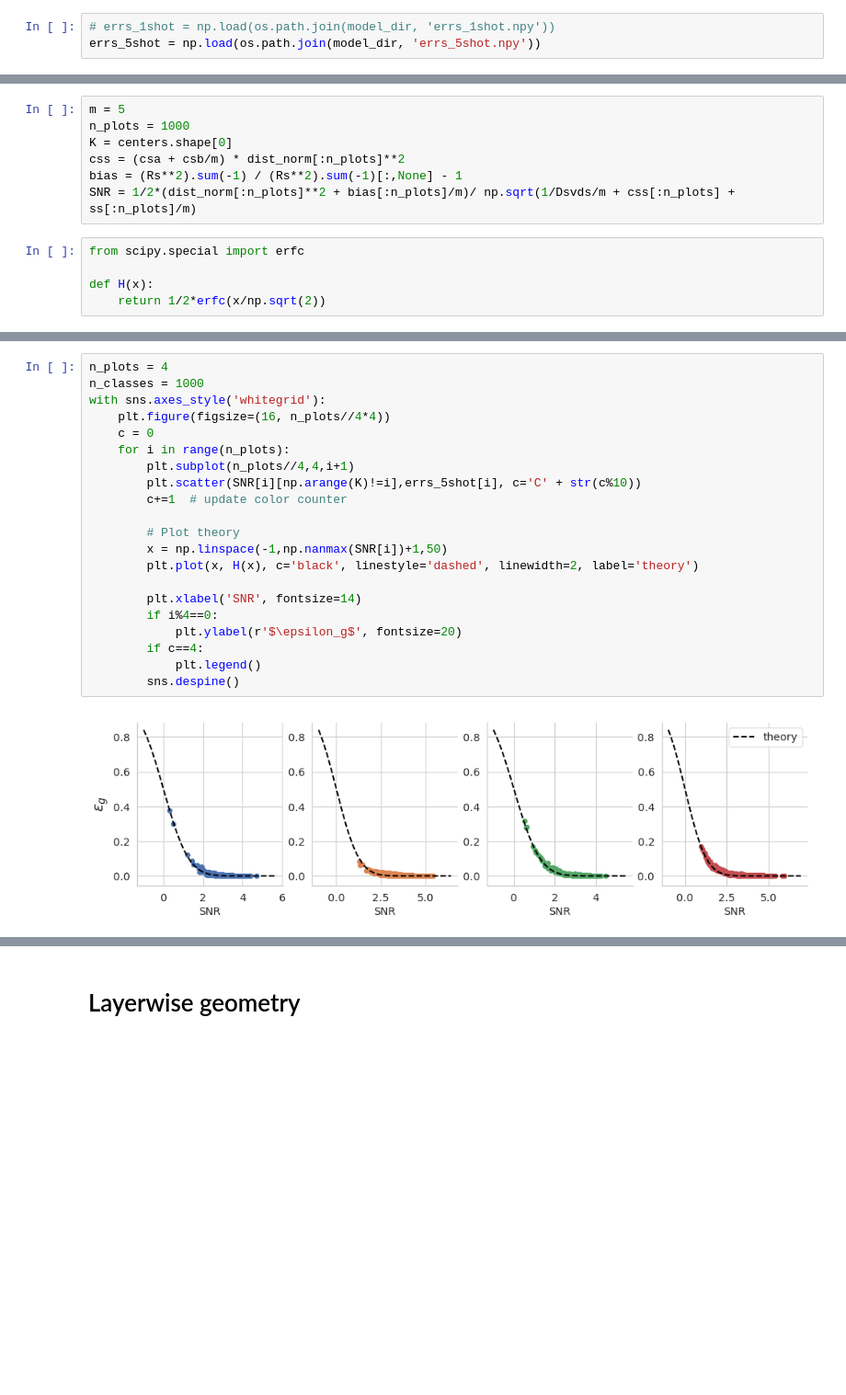
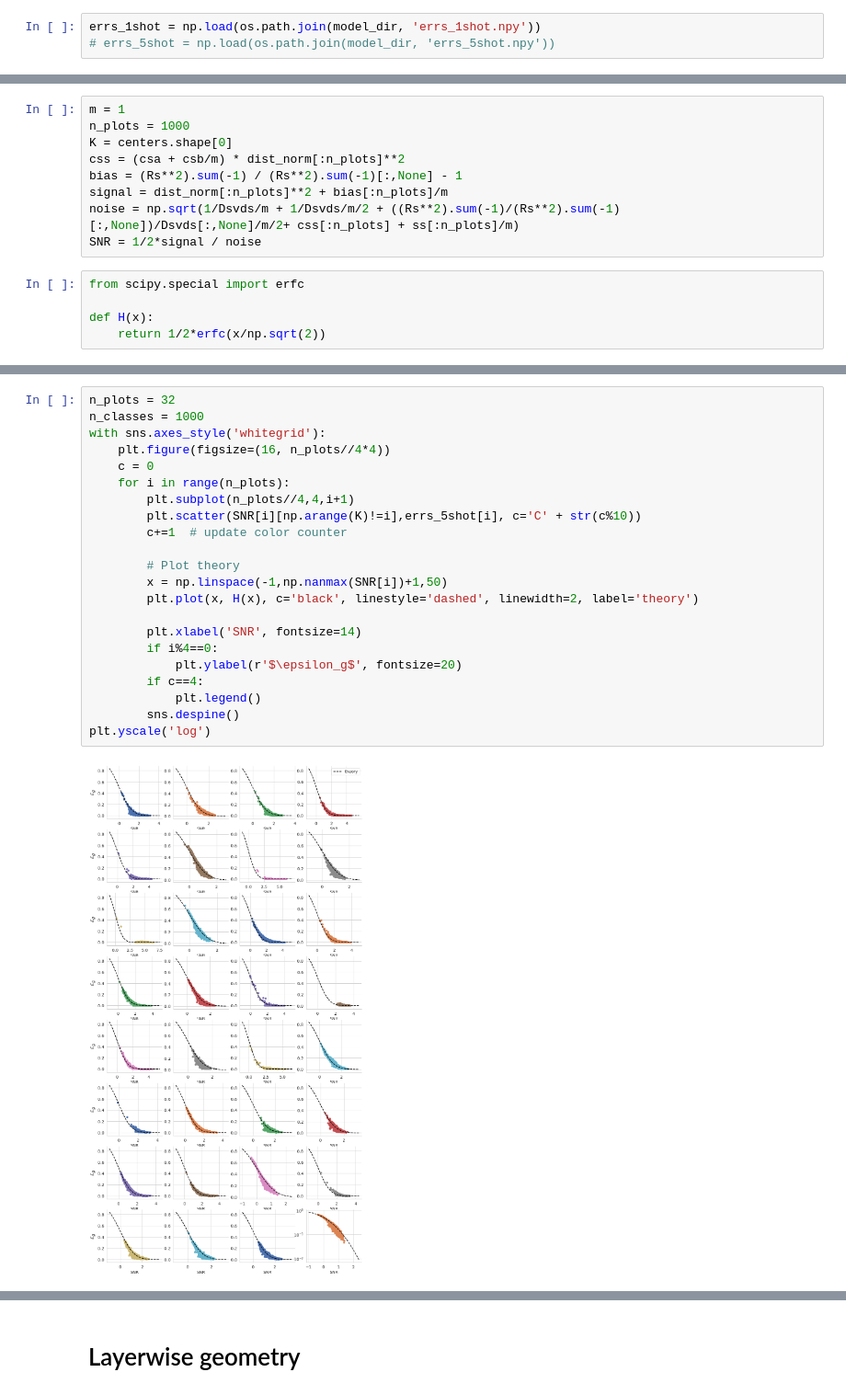
Before and after one commit to bsorsch/geometry-fewshot-learning, a Jupyter notebook: Embeddings.ipynb, the cells around one changed output, grey strips where cells are left out. Shown at 92% size. Drawn from its saved outputs; the diff is of its cells as text; blank space fills up the shorter version.

Commit message:
no train-test overlap in m-shot learning experiments

```diff
--- a/Embeddings.ipynb
+++ b/Embeddings.ipynb
@@ -678,8 +803,8 @@ np.save(os.path.join(model_dir, 'layerwise','err_means_all.npy'), err_means_all)
 model_name = 'wide_resnet50_2'
 model_dir = os.path.join(emb_path,model_name)
 # %%
-# errs_1shot = np.load(os.path.join(model_dir, 'errs_1shot.npy'))
-errs_5shot = np.load(os.path.join(model_dir, 'errs_5shot.npy'))
+errs_1shot = np.load(os.path.join(model_dir, 'errs_1shot.npy'))
+# errs_5shot = np.load(os.path.join(model_dir, 'errs_5shot.npy'))
 # %%
 centers = np.load(os.path.join(model_dir,'centers.npy'))
 Rs = np.load(os.path.join(model_dir,'Rs.npy'))
@@ -700,10 +830,12 @@ ss = np.load(os.path.join(model_dir,'subspace_subspace.npy'))
 # %%
-m = 5
+m = 1
 n_plots = 1000
 K = centers.shape[0]
 css = (csa + csb/m) * dist_norm[:n_plots]**2
 bias = (Rs**2).sum(-1) / (Rs**2).sum(-1)[:,None] - 1
-SNR = 1/2*(dist_norm[:n_plots]**2 + bias[:n_plots]/m)/ np.sqrt(1/Dsvds/m + css[:n_plots] + ss[:n_plots]/m)
+signal = dist_norm[:n_plots]**2 + bias[:n_plots]/m
+noise = np.sqrt(1/Dsvds/m + 1/Dsvds/m/2 + ((Rs**2).sum(-1)/(Rs**2).sum(-1)[:,None])/Dsvds[:,None]/m/2+ css[:n_plots] + ss[:n_plots]/m)
+SNR = 1/2*signal / noise
 # %%
 from scipy.special import erfc
 
@@ -712,23 +857,24 @@ def H(x):
 # %%
-n_plots = 4
+n_plots = 32
 n_classes = 1000
 with sns.axes_style('whitegrid'):
     plt.figure(figsize=(16, n_plots//4*4))
     c = 0
     for i in range(n_plots):
         plt.subplot(n_plots//4,4,i+1)
         plt.scatter(SNR[i][np.arange(K)!=i],errs_5shot[i], c='C' + str(c%10))
         c+=1  # update color counter
 
         # Plot theory
         x = np.linspace(-1,np.nanmax(SNR[i])+1,50)
         plt.plot(x, H(x), c='black', linestyle='dashed', linewidth=2, label='theory')
 
         plt.xlabel('SNR', fontsize=14)
         if i%4==0:
             plt.ylabel(r'$\epsilon_g$', fontsize=20)
         if c==4:
             plt.legend()
         sns.despine()
+plt.yscale('log')
 # %% [output]
-[figure, old version]
+[figure, new version]
```
Also changed, not shown: parts of 16 cells of this notebook, 1 other file.
